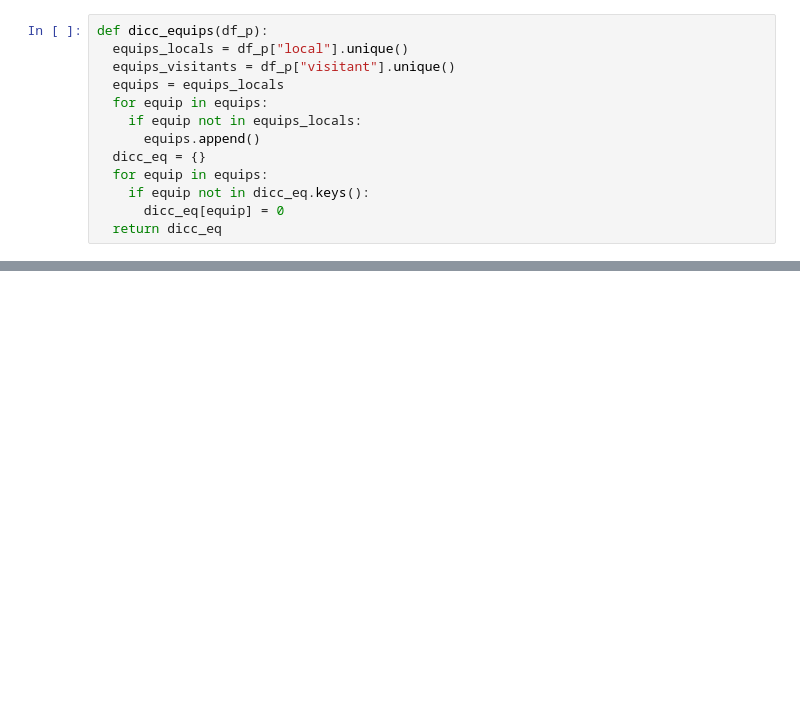
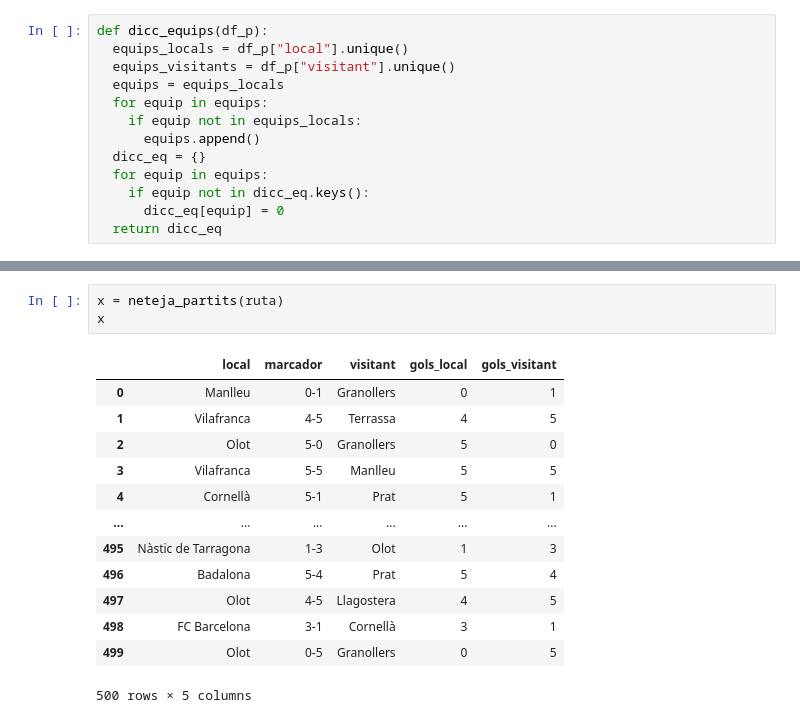
Before and after one commit to DanielSan33-4/ITA.Sprint07, a Jupyter notebook: Sprint07.ipynb, the cells around one changed output, grey strips where cells are left out. Cells and saved outputs as stored; diff of their text form; blank space fills up the shorter version.

```diff
--- a/Sprint07.ipynb
+++ b/Sprint07.ipynb
@@ -818,0 +814,17 @@ y = dicc_equips(x)
+# %%
+x = neteja_partits(ruta)
+x
+# %% [output]
+|  | local | marcador | visitant | gols_local | gols_visitant |
+| 0 | Manlleu | 0-1 | Granollers | 0 | 1 |
+| 1 | Vilafranca | 4-5 | Terrassa | 4 | 5 |
+| 2 | Olot | 5-0 | Granollers | 5 | 0 |
+| 3 | Vilafranca | 5-5 | Manlleu | 5 | 5 |
+| 4 | Cornellà | 5-1 | Prat | 5 | 1 |
+| ... | ... | ... | ... | ... | ... |
+| 495 | Nàstic de Tarragona | 1-3 | Olot | 1 | 3 |
+| 496 | Badalona | 5-4 | Prat | 5 | 4 |
+| 497 | Olot | 4-5 | Llagostera | 4 | 5 |
+| 498 | FC Barcelona | 3-1 | Cornellà | 3 | 1 |
+| 499 | Olot | 0-5 | Granollers | 0 | 5 |
+500 rows × 5 columns
```
Also changed, not shown: parts of 2 cells of this notebook.
